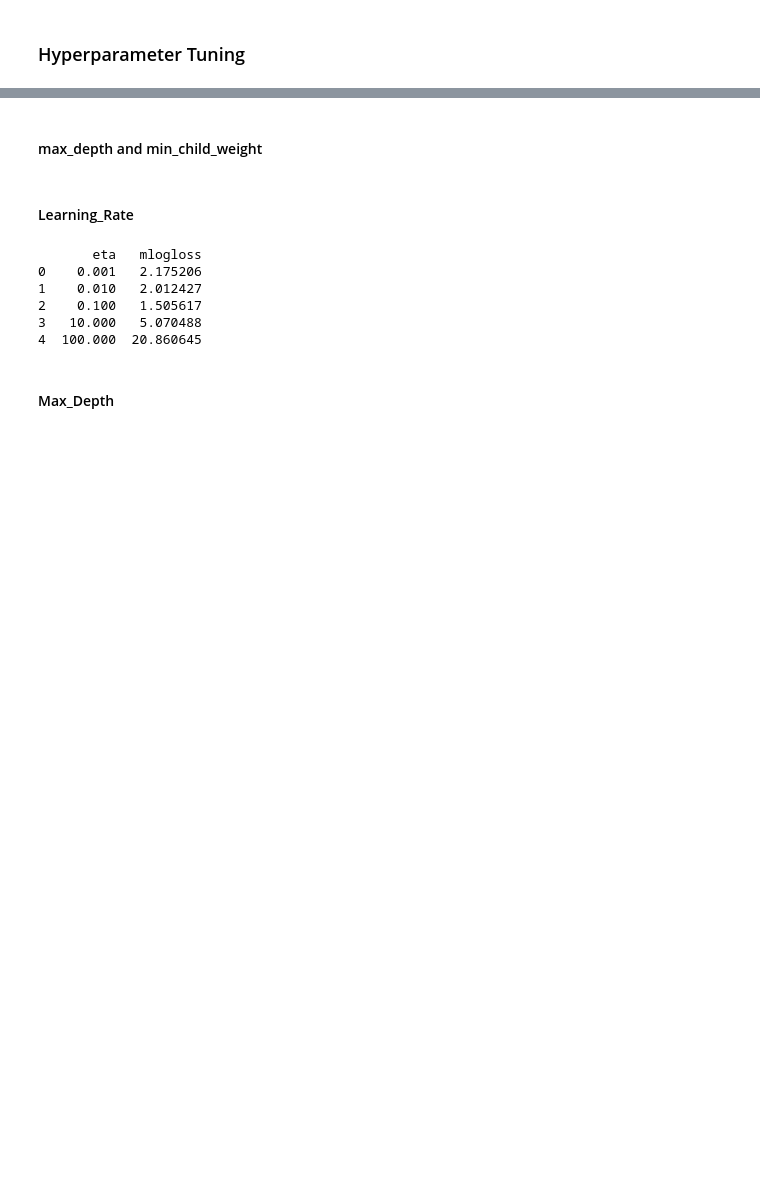
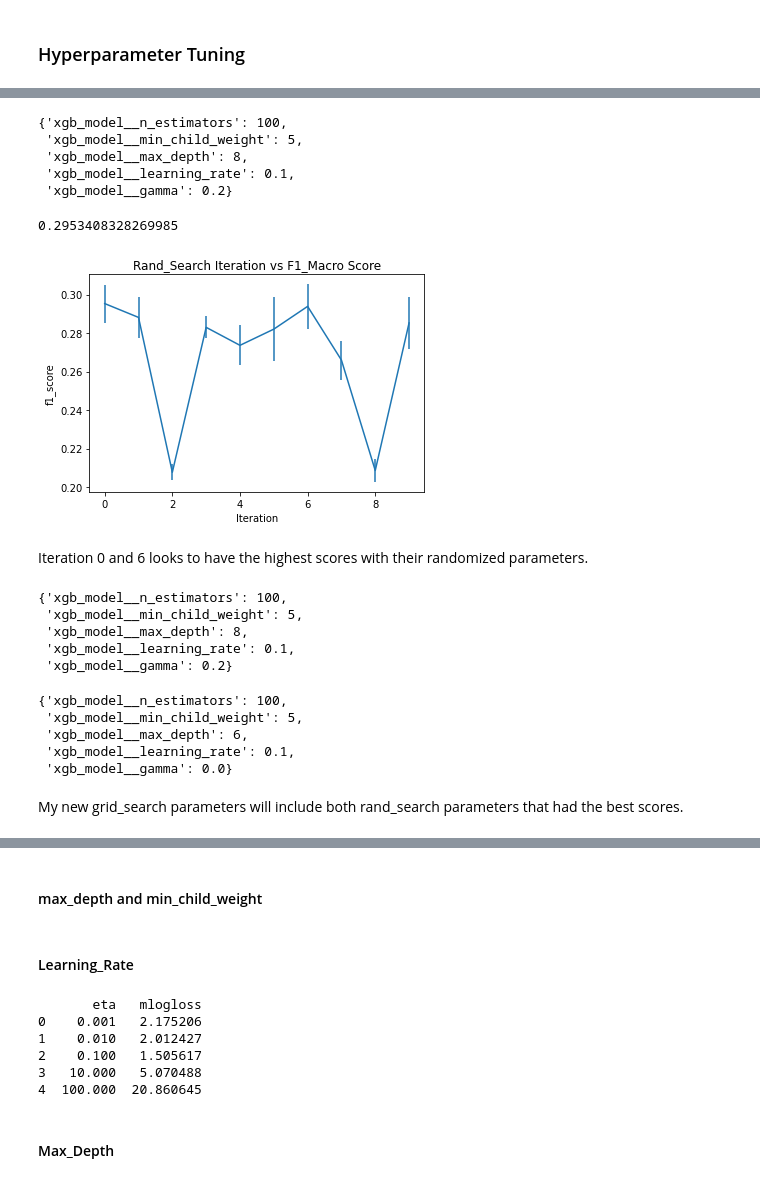
Before and after one commit to ehsung/Capstone-Project-2---Identify-Genetic-Disorder-is-Children, a Jupyter notebook: Notebooks/Preprocessing_and_Modeling.ipynb, the cells around one changed output, grey strips where cells are left out. Cells and saved outputs as stored; diff of their text form; code cells hidden in the pictures; blank space fills up the shorter version.

```diff
--- a/Notebooks/Preprocessing_and_Modeling.ipynb
+++ b/Notebooks/Preprocessing_and_Modeling.ipynb
@@ -260,0 +362,16 @@ print(cv_results)
+# %%
+hype_params['xgb_model__max_depth'] = range(2, 16, 2)
+hype_params['xgb_model__min_child_weight'] = range(1,6,2)
+hype_params['xgb_model__gamma'] = [i/10.0 for i in range(0,5)]
+# %%
+rand_search = RandomizedSearchCV(
+    estimator=pipe_2,
+    param_distributions=hype_params,
+    scoring = 'f1_macro',
+    n_iter = 10,
+    cv = 5,
+    verbose=True,
+    random_state=123
+)
+# %%
+rand_search.fit(X_train, y_train)
@@ -260,0 +397,43 @@ print(cv_results)
+# %%
+rand_search.best_params_
+# %% [output]
+{'xgb_model__n_estimators': 100,
+ 'xgb_model__min_child_weight': 5,
+ 'xgb_model__max_depth': 8,
+ 'xgb_model__learning_rate': 0.1,
+ 'xgb_model__gamma': 0.2}
+# %%
+rand_search.best_score_
+# %% [output]
+0.2953408328269985
+# %%
+mean_score = list(rand_search.cv_results_['mean_test_score'])
+stds_score = list(rand_search.cv_results_['std_test_score'])
+# %%
+plt.errorbar(list(range(0,len(mean_score))), mean_score, yerr=stds_score)
+plt.title("Rand_Search Iteration vs F1_Macro Score")
+plt.xlabel("Iteration")
+plt.ylabel("f1_score")
+plt.show()
+# %% [output]
+[figure, added]
+# %% [markdown]
+Iteration 0 and 6 looks to have the highest scores with their randomized parameters.
+# %%
+rand_search.cv_results_['params'][0]
+# %% [output]
+{'xgb_model__n_estimators': 100,
+ 'xgb_model__min_child_weight': 5,
+ 'xgb_model__max_depth': 8,
+ 'xgb_model__learning_rate': 0.1,
+ 'xgb_model__gamma': 0.2}
+# %%
+rand_search.cv_results_['params'][6]
+# %% [output]
+{'xgb_model__n_estimators': 100,
+ 'xgb_model__min_child_weight': 5,
+ 'xgb_model__max_depth': 6,
+ 'xgb_model__learning_rate': 0.1,
+ 'xgb_model__gamma': 0.0}
+# %% [markdown]
+My new grid_search parameters will include both rand_search parameters that had the best scores.
```
Also changed, not shown: parts of 123 cells of this notebook, 3 other files.
